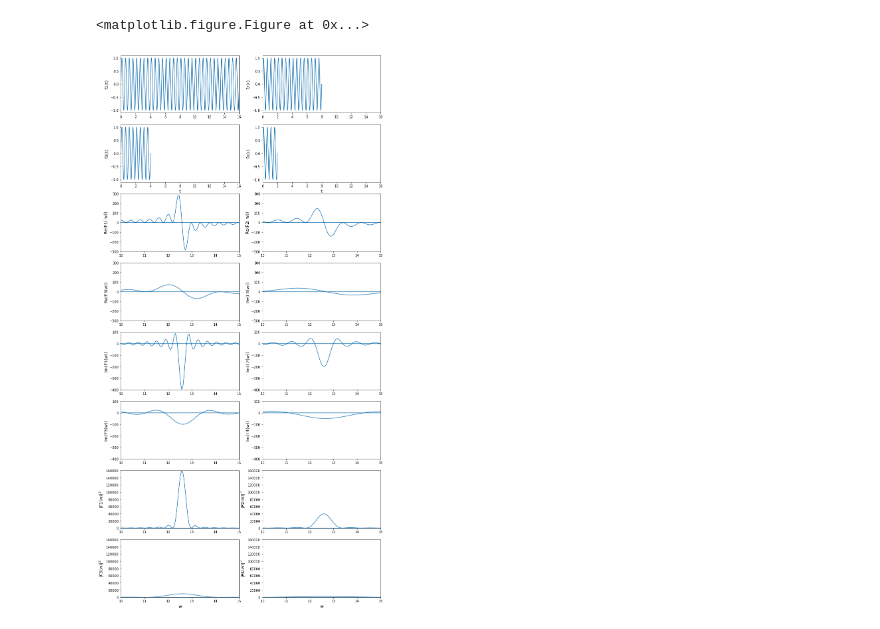
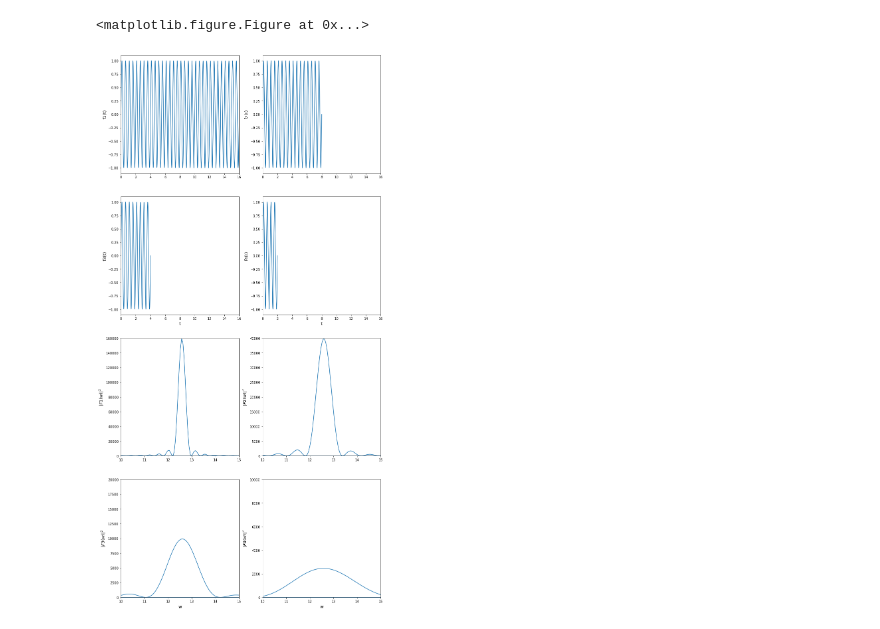
Before and after one commit to kaw112/jupyterNotebooks, a Jupyter notebook: fourier2.ipynb, the cells around one changed output. Cells and saved outputs as stored; diff of their text form; code cells hidden in the pictures.

```diff
--- a/fourier2.ipynb
+++ b/fourier2.ipynb
@@ -11,7 +11,7 @@ def fft(data):
 
 
 plt.clf()
-fig, ((ax1,ax2),(ax3,ax4),(f1,f2),(f3,f4),(fi1,fi2), (fi3,fi4), (fa1,fa2), (fa3,fa4)) = plt.subplots(8,2)
+fig, ((ax1,ax2),(ax3,ax4),(fa1,fa2), (fa3,fa4)) = plt.subplots(4,2)
 fig.set_size_inches(14, 30)
 t1 = np.linspace(0,16,800)
 t2 = np.linspace(0,8, 400)
@@ -34,66 +34,66 @@ ft1 = fft(f(t1))
 ft2 = fft(f(t2))
 ft3 = fft(f(t3))
 ft4 = fft(f(t4))
 
-f1.set_xlim(10,15)
-f2.set_xlim(10,15)
-f3.set_xlim(10,15)
-f4.set_xlim(10,15)
-f1.set_ylim(-300,300)
-f2.set_ylim(-300,300)
-f3.set_ylim(-300,300)
-f4.set_ylim(-300,300)
-fi1.set_xlim(10,15)
-fi2.set_xlim(10,15)
-fi3.set_xlim(10,15)
-fi4.set_xlim(10,15)
-fi1.set_ylim(-400,100)
-fi2.set_ylim(-400,100)
-fi3.set_ylim(-400,100)
-fi4.set_ylim(-400,100)
+#f1.set_xlim(10,15)
+#f2.set_xlim(10,15)
+#f3.set_xlim(10,15)
+#f4.set_xlim(10,15)
+#f1.set_ylim(-300,300)
+#f2.set_ylim(-300,300)
+#f3.set_ylim(-300,300)
+#f4.set_ylim(-300,300)
+#fi1.set_xlim(10,15)
+#fi2.set_xlim(10,15)
+#fi3.set_xlim(10,15)
+#fi4.set_xlim(10,15)
+#fi1.set_ylim(-400,100)
+#fi2.set_ylim(-400,100)
+#fi3.set_ylim(-400,100)
+#fi4.set_ylim(-400,100)
 fa1.set_xlim(10,15)
 fa2.set_xlim(10,15)
 fa3.set_xlim(10,15)
 fa4.set_xlim(10,15)
 fa1.set_ylim(0,160000)
-fa2.set_ylim(0,160000)
-fa3.set_ylim(0,160000)
-fa4.set_ylim(0,160000)
+fa2.set_ylim(0,40000)
+fa3.set_ylim(0,20000)
+fa4.set_ylim(0,10000)
 
-f1.plot(freqArray, ft1.real)
-f2.plot(freqArray, ft2.real)
-f3.plot(freqArray, ft3.real)
-f4.plot(freqArray, ft4.real)
-fi1.plot(freqArray, ft1.imag)
-fi2.plot(freqArray, ft2.imag)
-fi3.plot(freqArray, ft3.imag)
-fi4.plot(freqArray, ft4.imag)
+#f1.plot(freqArray, ft1.real)
+#f2.plot(freqArray, ft2.real)
+#f3.plot(freqArray, ft3.real)
+#f4.plot(freqArray, ft4.real)
+#fi1.plot(freqArray, ft1.imag)
+#fi2.plot(freqArray, ft2.imag)
+#fi3.plot(freqArray, ft3.imag)
+#fi4.plot(freqArray, ft4.imag)
 fa1.plot(freqArray, ft1.real**2+ft1.imag**2)
 fa2.plot(freqArray, ft2.real**2+ft2.imag**2)
 fa3.plot(freqArray, ft3.real**2+ft3.imag**2)
 fa4.plot(freqArray, ft4.real**2+ft4.imag**2)
 
 ax1.set_ylabel('f1(t)', fontsize = 13)
 ax2.set_ylabel('f2(t)', fontsize = 13)
 ax3.set_ylabel('f3(t)',fontsize = 13)
 ax4.set_ylabel('f4(t)',fontsize = 13)
 ax3.set_xlabel('t',fontsize = 13)
 ax4.set_xlabel('t', fontsize = 13)
-f1.set_ylabel(r'Re(F1( w))', fontsize = 13)
-f2.set_ylabel(r'Re(F2( w))', fontsize = 13)
-f3.set_ylabel(r'Re(F3(w))',fontsize = 13)
-f4.set_ylabel(r'Re(F4(w))',fontsize = 13)
+#f1.set_ylabel(r'Re(F1( w))', fontsize = 13)
+#f2.set_ylabel(r'Re(F2( w))', fontsize = 13)
+#f3.set_ylabel(r'Re(F3(w))',fontsize = 13)
+#f4.set_ylabel(r'Re(F4(w))',fontsize = 13)
 fa3.set_xlabel(r'w',fontsize = 13)
 fa4.set_xlabel(r'w', fontsize = 13)
-fi1.set_ylabel(r'Im(F1(w))', fontsize = 13)
-fi2.set_ylabel(r'Im(F2(w))',fontsize = 13)
-fi3.set_ylabel(r'Im(F3(w))',fontsize = 13)
-fi4.set_ylabel(r'Im(F4(w))',fontsize = 13)
+#fi1.set_ylabel(r'Im(F1(w))', fontsize = 13)
+#fi2.set_ylabel(r'Im(F2(w))',fontsize = 13)
+#fi3.set_ylabel(r'Im(F3(w))',fontsize = 13)
+#fi4.set_ylabel(r'Im(F4(w))',fontsize = 13)
 fa1.set_ylabel(r'$|F1(w)|^2$', fontsize = 13)
 fa2.set_ylabel(r'$|F2(w)|^2$',fontsize = 13)
 fa3.set_ylabel(r'$|F3(w)|^2$',fontsize = 13)
 fa4.set_ylabel(r'$|F4(w)|^2$',fontsize = 13)
 plt.show()
 # %% [output]
 <matplotlib.figure.Figure at 0x...>
-[figure, old version]
+[figure, new version]
```
Also changed, not shown: 4 other files.
